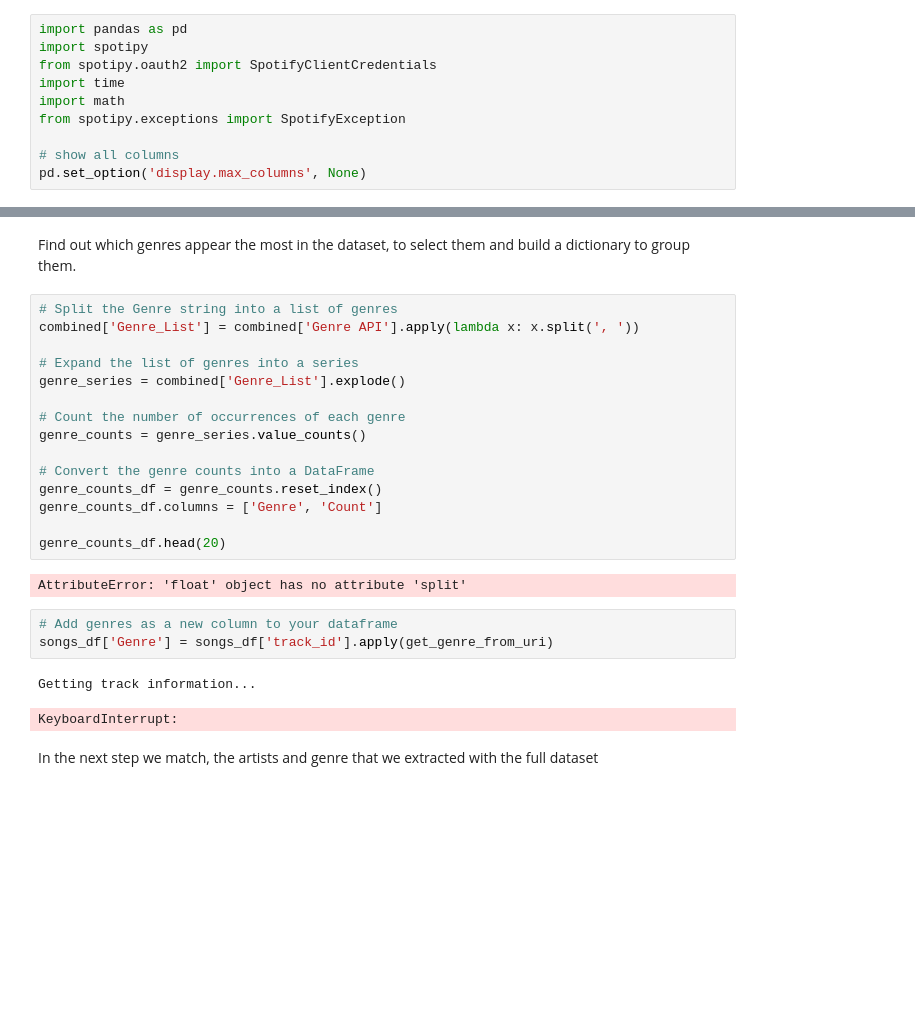
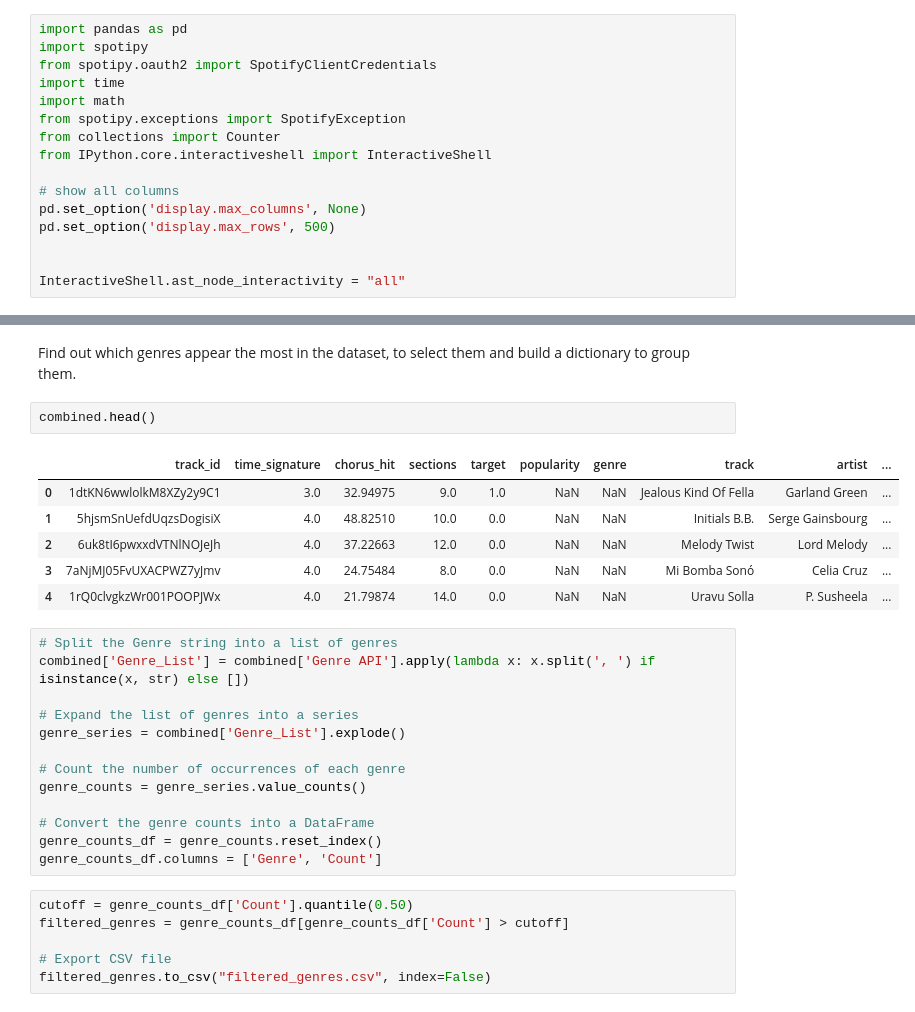
Before and after one commit to mrtz-wssl/spotify-BD, a Jupyter notebook: genre_extractor.ipynb, the cells around one changed output, grey strips where cells are left out. Saved outputs shown, nothing was run; the diff lists cells and outputs as text; blank space fills up the shorter version.

Commit message:
Genres assigned

```diff
--- a/genre_extractor.ipynb
+++ b/genre_extractor.ipynb
@@ -5,9 +5,15 @@ from spotipy.oauth2 import SpotifyClientCredentials
 import time
 import math
 from spotipy.exceptions import SpotifyException
+from collections import Counter
+from IPython.core.interactiveshell import InteractiveShell
 
 # show all columns
 pd.set_option('display.max_columns', None)
+pd.set_option('display.max_rows', 500)
+
+
+InteractiveShell.ast_node_interactivity = "all"
 # %% [markdown]
 Audrey's keys:
 * id: 15eeb8c96d3c4e38991a827042884398
@@ -172,9 +193,18 @@ dtypes: float64(15), object(8)
 memory usage: 2.4+ MB
 # %% [markdown]
 Find out which genres appear the most in the dataset, to select them and build a dictionary to group them.
+# %%
+combined.head()
+# %% [output]
+|  | track_id | time_signature | chorus_hit | sections | target | popularity | genre | track | artist | ... |
+| 0 | 1dtKN6wwlolkM8XZy2y9C1 | 3.0 | 32.94975 | 9.0 | 1.0 | NaN | NaN | Jealous Kind Of Fella | Garland Green | ... |
+| 1 | 5hjsmSnUefdUqzsDogisiX | 4.0 | 48.82510 | 10.0 | 0.0 | NaN | NaN | Initials B.B. | Serge Gainsbourg | ... |
+| 2 | 6uk8tI6pwxxdVTNlNOJeJh | 4.0 | 37.22663 | 12.0 | 0.0 | NaN | NaN | Melody Twist | Lord Melody | ... |
+| 3 | 7aNjMJ05FvUXACPWZ7yJmv | 4.0 | 24.75484 | 8.0 | 0.0 | NaN | NaN | Mi Bomba Sonó | Celia Cruz | ... |
+| 4 | 1rQ0clvgkzWr001POOPJWx | 4.0 | 21.79874 | 14.0 | 0.0 | NaN | NaN | Uravu Solla | P. Susheela | ... |
 # %%
 # Split the Genre string into a list of genres
-combined['Genre_List'] = combined['Genre API'].apply(lambda x: x.split(', '))
+combined['Genre_List'] = combined['Genre API'].apply(lambda x: x.split(', ') if isinstance(x, str) else [])
 
 # Expand the list of genres into a series
 genre_series = combined['Genre_List'].explode()
@@ -185,15 +215,9 @@ genre_counts = genre_series.value_counts()
 # Convert the genre counts into a DataFrame
 genre_counts_df = genre_counts.reset_index()
 genre_counts_df.columns = ['Genre', 'Count']
-
-genre_counts_df.head(20)
-# %% [output]
-AttributeError: 'float' object has no attribute 'split'
-# %%
-# Add genres as a new column to your dataframe
-songs_df['Genre'] = songs_df['track_id'].apply(get_genre_from_uri)
-# %% [output]
-Getting track information...
-KeyboardInterrupt:
-# %% [markdown]
-In the next step we match, the artists and genre that we extracted with the full dataset
+# %%
+cutoff = genre_counts_df['Count'].quantile(0.50)
+filtered_genres = genre_counts_df[genre_counts_df['Count'] > cutoff]
+
+# Export CSV file
+filtered_genres.to_csv("filtered_genres.csv", index=False)
```
Also changed, not shown: parts of 9 cells of this notebook, 3 other files.
